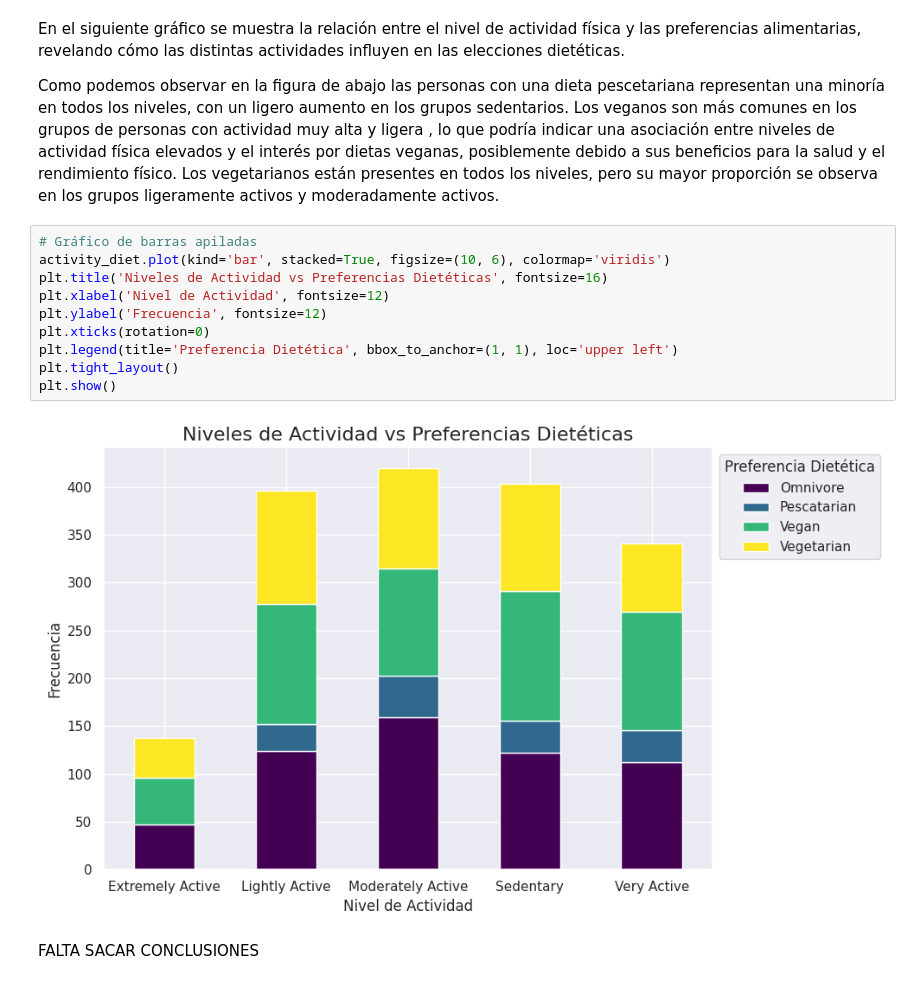
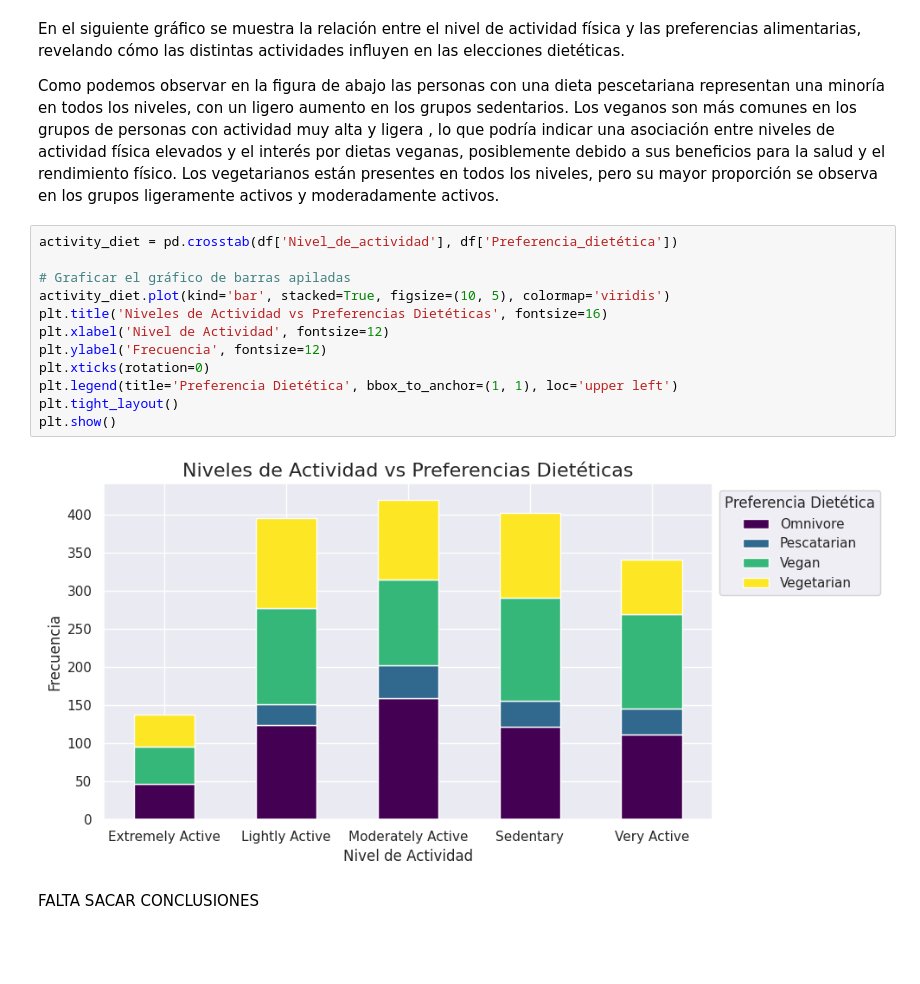
Before and after one commit to miriam013/Nutrition-Daily-Meals, a Jupyter notebook: Nutrition_Daily_Meals.ipynb, the cells around one changed output. Drawn from its saved outputs; the diff is of its cells as text; blank space fills up the shorter version.

```diff
--- a/Nutrition_Daily_Meals.ipynb
+++ b/Nutrition_Daily_Meals.ipynb
@@ -177,17 +177,19 @@ En el siguiente gráfico se muestra la relación entre el nivel de actividad fí
 Como podemos observar en la figura de abajo las personas con una dieta pescetariana representan una minoría en todos los niveles, con un ligero aumento en los grupos sedentarios. Los veganos son más comunes en los grupos de personas con actividad muy alta y ligera , lo que podría indicar una asociación entre niveles de actividad física elevados y el interés por dietas veganas, posiblemente debido a sus beneficios para la salud y el rendimiento físico.
 Los vegetarianos están presentes en todos los niveles, pero su mayor proporción se observa en los grupos ligeramente activos y moderadamente activos.
 # %%
-# Gráfico de barras apiladas
-activity_diet.plot(kind='bar', stacked=True, figsize=(10, 6), colormap='viridis')
+activity_diet = pd.crosstab(df['Nivel_de_actividad'], df['Preferencia_dietética'])
+
+# Graficar el gráfico de barras apiladas
+activity_diet.plot(kind='bar', stacked=True, figsize=(10, 5), colormap='viridis')
 plt.title('Niveles de Actividad vs Preferencias Dietéticas', fontsize=16)
 plt.xlabel('Nivel de Actividad', fontsize=12)
 plt.ylabel('Frecuencia', fontsize=12)
 plt.xticks(rotation=0)
 plt.legend(title='Preferencia Dietética', bbox_to_anchor=(1, 1), loc='upper left')
 plt.tight_layout()
 plt.show()
 # %% [output]
-[figure, old version]
+[figure, new version]
 # %% [markdown]
 FALTA SACAR CONCLUSIONES
 # %%
```
Also changed, not shown: parts of 1 cell of this notebook.
